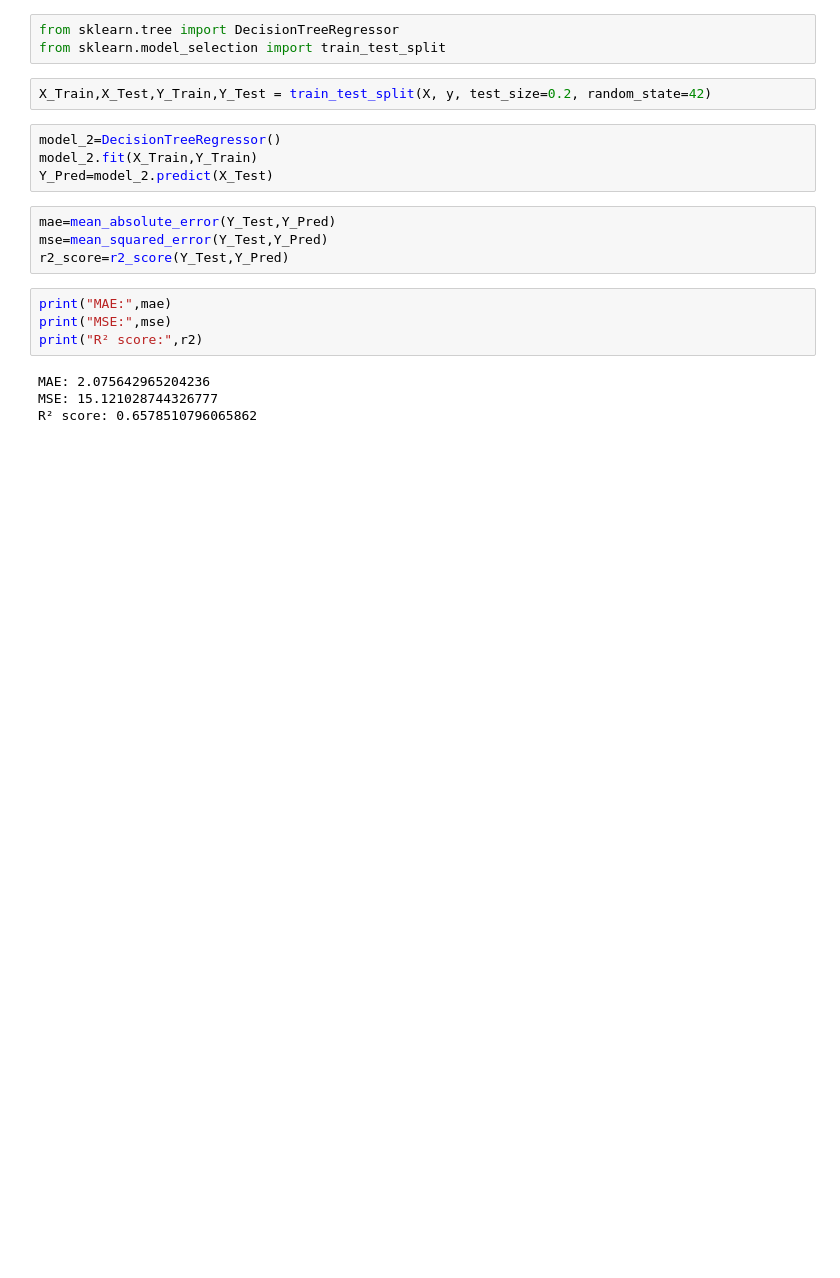
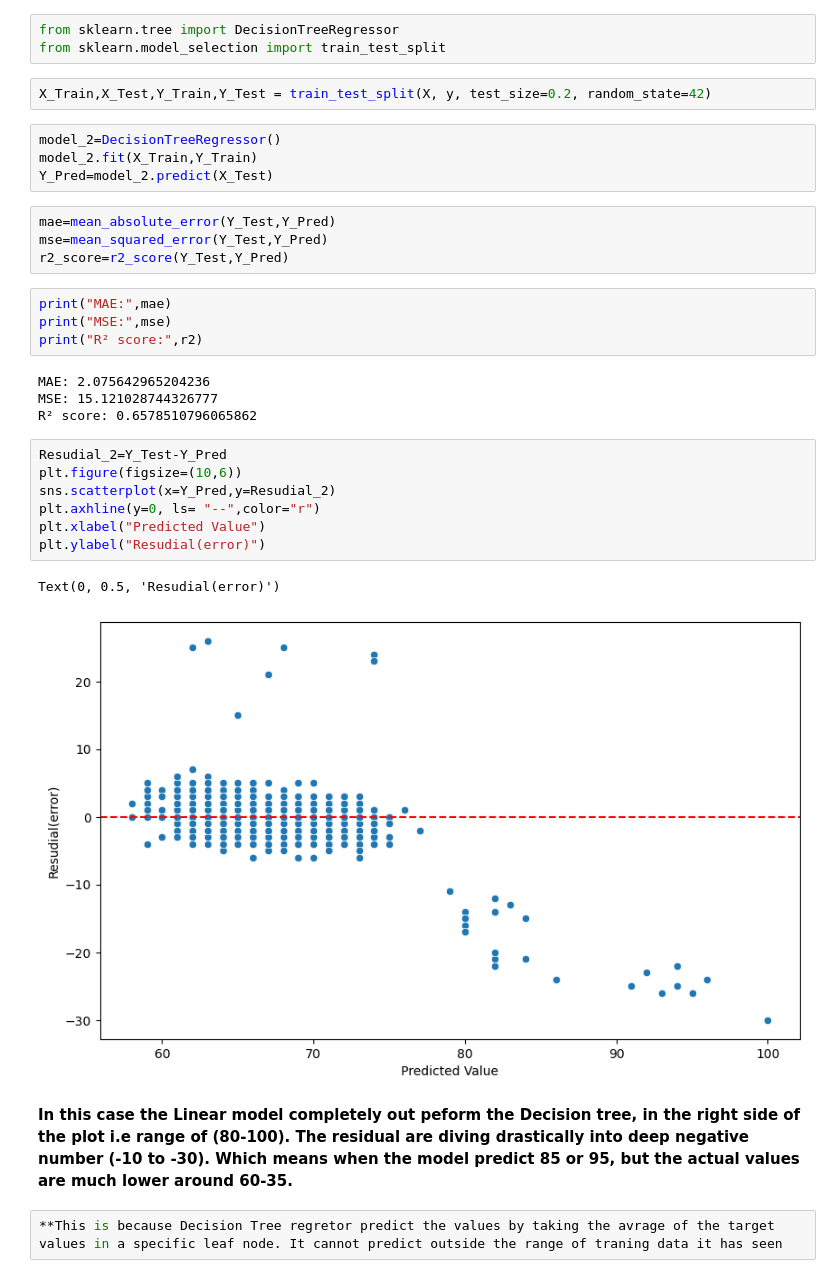
Before and after one commit to KabinGamal/Student_Exam_Peformance, a Jupyter notebook: main.ipynb, the cells around one changed output. Cells and saved outputs as stored; diff of their text form; blank space fills up the shorter version.

Commit message:
Reviewing the model

```diff
--- a/main.ipynb
+++ b/main.ipynb
@@ -479,3 +479,17 @@ print("R² score:",r2)
 MAE: 2.075642965204236
 MSE: 15.121028744326777
 R² score: 0.6578510796065862
+# %%
+Resudial_2=Y_Test-Y_Pred
+plt.figure(figsize=(10,6))
+sns.scatterplot(x=Y_Pred,y=Resudial_2)
+plt.axhline(y=0, ls= "--",color="r")
+plt.xlabel("Predicted Value")
+plt.ylabel("Resudial(error)")
+# %% [output]
+Text(0, 0.5, 'Resudial(error)')
+[figure, added]
+# %% [markdown]
+**In this case the Linear model completely out peform the Decision tree, in the right side of the plot i.e range of (80-100). The residual are diving drastically into deep negative number (-10 to -30). Which means when the model predict 85 or 95, but the actual values are much lower around 60-35.**
+# %%
+**This is because Decision Tree regretor predict the values by taking the avrage of the target values in a specific leaf node. It cannot predict outside the range of traning data it has seen
```
Also changed, not shown: parts of 2 cells of this notebook.
